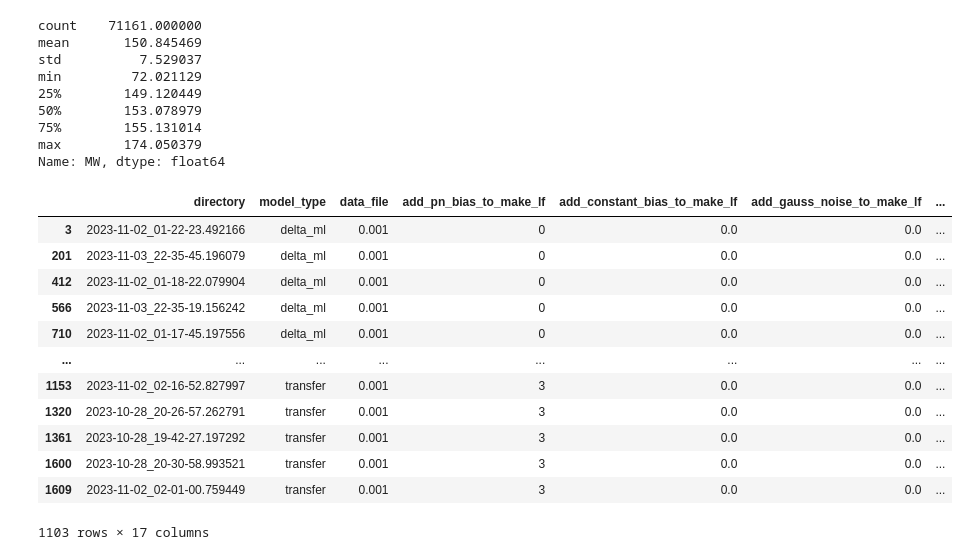
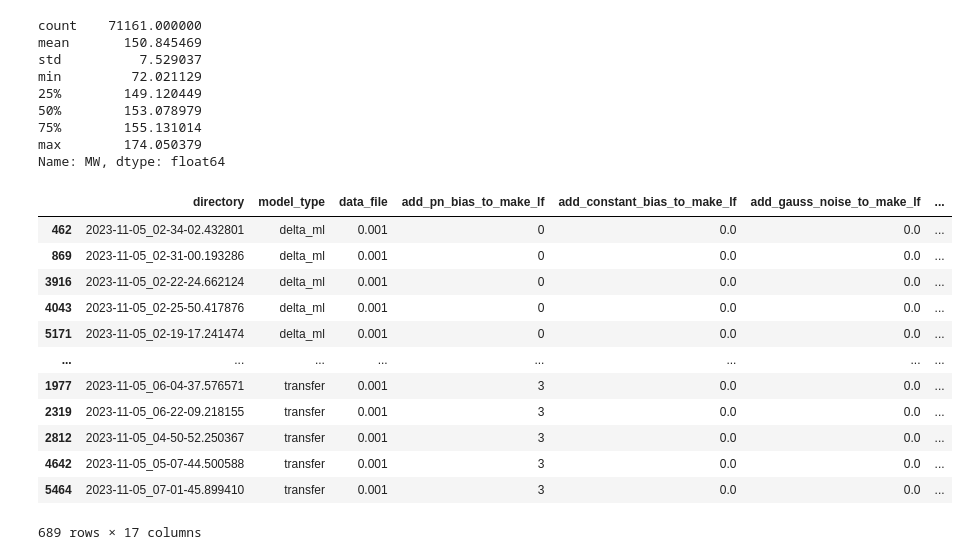
Before and after one commit to sourcery-ai-experiments/chemprop, a Jupyter notebook: multifidelity_results_analysis.ipynb, the cells around one changed output. Drawn from its saved outputs; the diff is of its cells as text; code cells hidden in the pictures.

```diff
--- a/multifidelity_results_analysis.ipynb
+++ b/multifidelity_results_analysis.ipynb
@@ -54,47 +54,49 @@ for subdir in os.listdir(root_dir):
         with open(json_path, 'r') as f:
             json_data = json.load(f)
         json_df = pd.DataFrame({k:[v] for k, v in json_data.items()})
 
         # read in test_metrics.csv
         try:
             csv_df = pd.read_csv(csv_path)
         except FileNotFoundError:  # if job didn't finish, there'll be no CSV
             continue
 
         # concatentate horizontally
         df = pd.DataFrame({"directory": [subdir]})
         df = pd.concat([df, json_df, csv_df], axis=1)
         dfs.append(df)
 
 # combine the data into a single DataFrame
 df = pd.concat(dfs, ignore_index=True)
 df.drop(columns=['hf_col_name', 'lf_col_name', 'save_test_plot',
                  'num_epochs', 'export_train_and_val', 'scale_data',
                  'results_dir'], inplace=True)
 
-df = df[df['split_type'] == 'random']
+# df = df[df['split_type'] == 'random']
 # df = df[df['split_type'] == 'scaffold']
-# df = df[df['split_type'] == 'h298']
+df = df[df['split_type'] == 'h298']
+# df = df[df['split_type'] == 'molwt']
+# df = df[df['split_type'] == 'atom']
 
 df['data_file'] = df['data_file'].apply(lambda x: float(x.split('/')[-1].split('_')[-1][:-4]))
 
 df = df[df['data_file'] == 0.001]
 
 df.sort_values(by=['model_type', 'data_file', 'add_pn_bias_to_make_lf', 'add_constant_bias_to_make_lf', 'add_gauss_noise_to_make_lf', 'add_descriptor_bias_to_make_lf', 'lf_hf_size_ratio'])
 # %% [output]
 |  | directory | model_type | data_file | add_pn_bias_to_make_lf | add_constant_bias_to_make_lf | add_gauss_noise_to_make_lf | ... |
-| 3 | 2023-11-02_01-22-23.492166 | delta_ml | 0.001 | 0 | 0.0 | 0.0 | ... |
-| 201 | 2023-11-03_22-35-45.196079 | delta_ml | 0.001 | 0 | 0.0 | 0.0 | ... |
-| 412 | 2023-11-02_01-18-22.079904 | delta_ml | 0.001 | 0 | 0.0 | 0.0 | ... |
-| 566 | 2023-11-03_22-35-19.156242 | delta_ml | 0.001 | 0 | 0.0 | 0.0 | ... |
-| 710 | 2023-11-02_01-17-45.197556 | delta_ml | 0.001 | 0 | 0.0 | 0.0 | ... |
+| 462 | 2023-11-05_02-34-02.432801 | delta_ml | 0.001 | 0 | 0.0 | 0.0 | ... |
+| 869 | 2023-11-05_02-31-00.193286 | delta_ml | 0.001 | 0 | 0.0 | 0.0 | ... |
+| 3916 | 2023-11-05_02-22-24.662124 | delta_ml | 0.001 | 0 | 0.0 | 0.0 | ... |
+| 4043 | 2023-11-05_02-25-50.417876 | delta_ml | 0.001 | 0 | 0.0 | 0.0 | ... |
+| 5171 | 2023-11-05_02-19-17.241474 | delta_ml | 0.001 | 0 | 0.0 | 0.0 | ... |
 | ... | ... | ... | ... | ... | ... | ... | ... |
-| 1153 | 2023-11-02_02-16-52.827997 | transfer | 0.001 | 3 | 0.0 | 0.0 | ... |
-| 1320 | 2023-10-28_20-26-57.262791 | transfer | 0.001 | 3 | 0.0 | 0.0 | ... |
-| 1361 | 2023-10-28_19-42-27.197292 | transfer | 0.001 | 3 | 0.0 | 0.0 | ... |
-| 1600 | 2023-10-28_20-30-58.993521 | transfer | 0.001 | 3 | 0.0 | 0.0 | ... |
-| 1609 | 2023-11-02_02-01-00.759449 | transfer | 0.001 | 3 | 0.0 | 0.0 | ... |
+| 1977 | 2023-11-05_06-04-37.576571 | transfer | 0.001 | 3 | 0.0 | 0.0 | ... |
+| 2319 | 2023-11-05_06-22-09.218155 | transfer | 0.001 | 3 | 0.0 | 0.0 | ... |
+| 2812 | 2023-11-05_04-50-52.250367 | transfer | 0.001 | 3 | 0.0 | 0.0 | ... |
+| 4642 | 2023-11-05_05-07-44.500588 | transfer | 0.001 | 3 | 0.0 | 0.0 | ... |
+| 5464 | 2023-11-05_07-01-45.899410 | transfer | 0.001 | 3 | 0.0 | 0.0 | ... |
-1103 rows × 17 columns
+689 rows × 17 columns
 # %%
 df.loc[(df['model_type'] == 'multi_fidelity') & (df['add_pn_bias_to_make_lf'] == 0) & (df['add_constant_bias_to_make_lf'] == 0) & (df['add_gauss_noise_to_make_lf'] == 0) & \
        (df['add_descriptor_bias_to_make_lf'] == 0) & (df['lf_hf_size_ratio'] == 100) \
```
Also changed, not shown: parts of 7 cells of this notebook, 12 other files.
